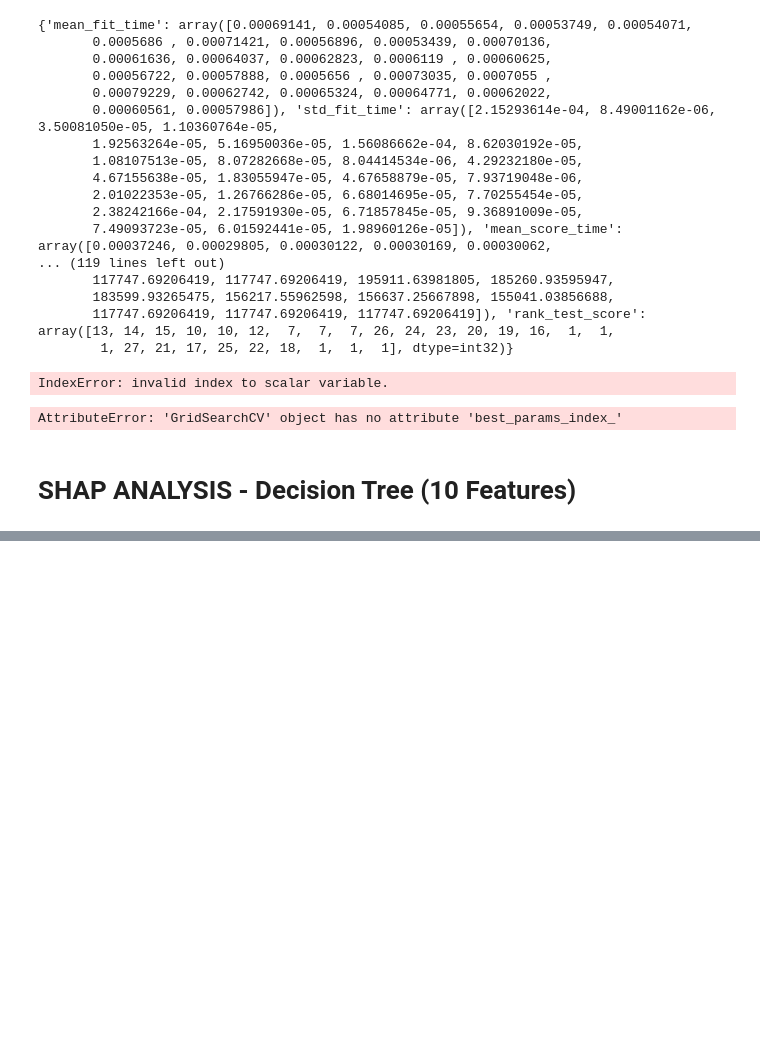
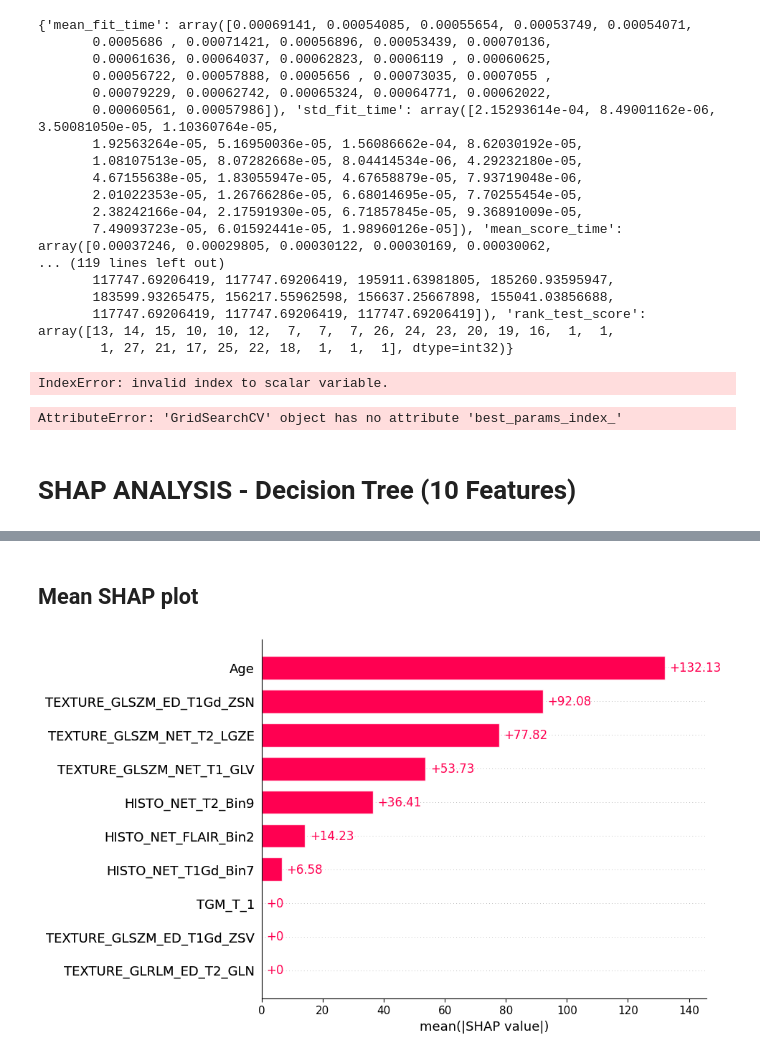
Before and after one commit to hansa31/GBM-analysis, a Jupyter notebook: Models_regression.ipynb, the cells around one changed output, grey strips where cells are left out. Saved outputs shown, nothing was run; the diff lists cells and outputs as text; code cells hidden in the pictures; blank space fills up the shorter version.

```diff
--- a/Models_regression.ipynb
+++ b/Models_regression.ipynb
@@ -526,0 +558,6 @@ AttributeError: 'GridSearchCV' object has no attribute 'best_params_index_'
+# %% [markdown]
+## Mean SHAP plot
+# %%
+shap.plots.bar(shap_values)
+# %% [output]
+[figure, added]
```
Also changed, not shown: parts of 22 cells of this notebook.
